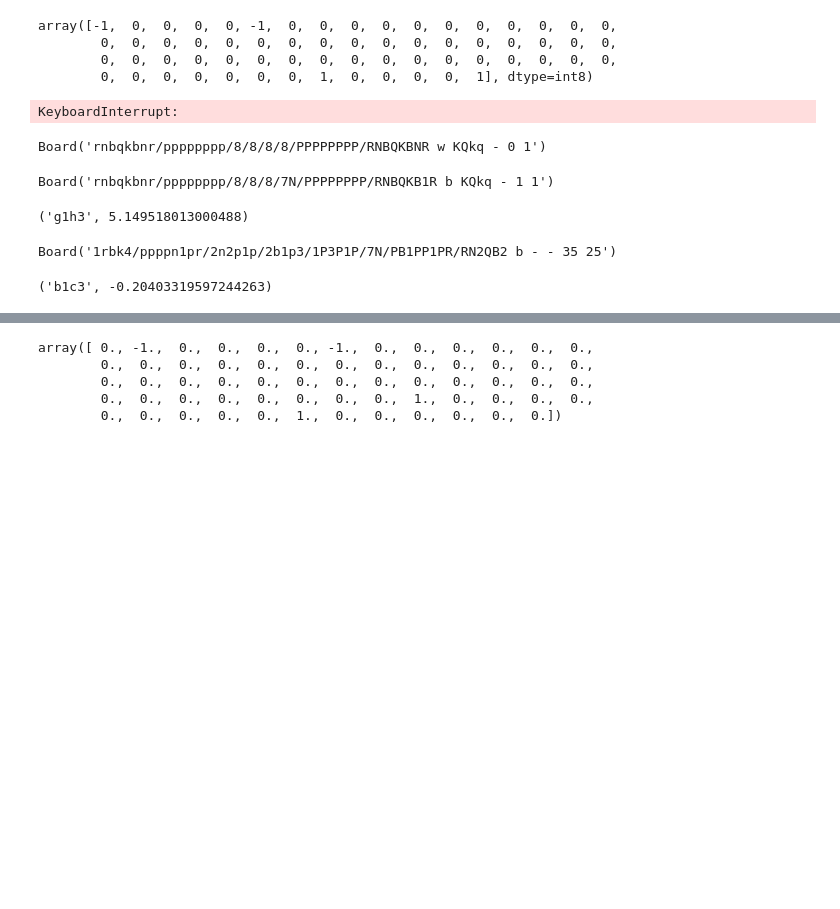
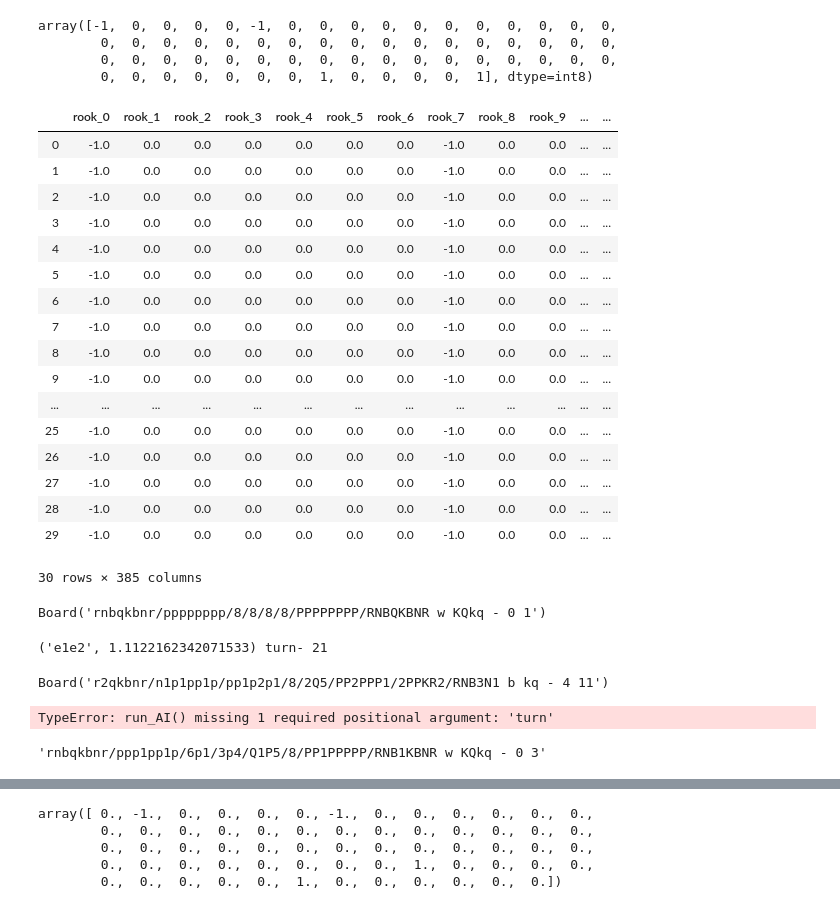
Before and after one commit to wzog99/ShallowMind, a Jupyter notebook: ShallowMind.ipynb, the cells around one changed output, grey strips where cells are left out. Saved outputs shown, nothing was run; the diff lists cells and outputs as text; code cells hidden in the pictures; blank space fills up the shorter version.

Commit message:
Modify play AI function, fix turn bug

```diff
--- a/ShallowMind.ipynb
+++ b/ShallowMind.ipynb
@@ -890,19 +894,26 @@ array([-1,  0,  0,  0,  0, -1,  0,  0,  0,  0,  0,  0,  0,  0,  0,  0,  0,
         0,  0,  0,  0,  0,  0,  0,  0,  0,  0,  0,  0,  0,  0,  0,  0,  0,
         0,  0,  0,  0,  0,  0,  0,  0,  0,  0,  0,  0,  0,  0,  0,  0,  0,
         0,  0,  0,  0,  0,  0,  0,  1,  0,  0,  0,  0,  1], dtype=int8)
-# %%
-%%time
-for move in range(len(df)):
-    for i in range(64):
-        df[f'rook{i}'] = df['rook'][move][i]
-        #df[f'night{i}'] = df['night'][move][i]
-        #df[f'bishop{i}'] = df['bishop'][move][i]
-        #df[f'queen{i}'] = df['queen'][move][i]
-        #df[f'king{i}'] = df['king'][move][i]
-        #df[f'pawn{i}'] = df['pawn'][move][i]
-
-#df = df.drop(['bitwise', 'rook', 'night', 'bishop', 'queen', 'king', 'pawn'], axis = 1)
-# %% [output]
-KeyboardInterrupt:
+# %%
+run_AI(board, turn)
+# %% [output]
+|  | rook_0 | rook_1 | rook_2 | rook_3 | rook_4 | rook_5 | rook_6 | rook_7 | rook_8 | rook_9 | ... | ... |
+| 0 | -1.0 | 0.0 | 0.0 | 0.0 | 0.0 | 0.0 | 0.0 | -1.0 | 0.0 | 0.0 | ... | ... |
+| 1 | -1.0 | 0.0 | 0.0 | 0.0 | 0.0 | 0.0 | 0.0 | -1.0 | 0.0 | 0.0 | ... | ... |
+| 2 | -1.0 | 0.0 | 0.0 | 0.0 | 0.0 | 0.0 | 0.0 | -1.0 | 0.0 | 0.0 | ... | ... |
+| 3 | -1.0 | 0.0 | 0.0 | 0.0 | 0.0 | 0.0 | 0.0 | -1.0 | 0.0 | 0.0 | ... | ... |
+| 4 | -1.0 | 0.0 | 0.0 | 0.0 | 0.0 | 0.0 | 0.0 | -1.0 | 0.0 | 0.0 | ... | ... |
+| 5 | -1.0 | 0.0 | 0.0 | 0.0 | 0.0 | 0.0 | 0.0 | -1.0 | 0.0 | 0.0 | ... | ... |
+| 6 | -1.0 | 0.0 | 0.0 | 0.0 | 0.0 | 0.0 | 0.0 | -1.0 | 0.0 | 0.0 | ... | ... |
+| 7 | -1.0 | 0.0 | 0.0 | 0.0 | 0.0 | 0.0 | 0.0 | -1.0 | 0.0 | 0.0 | ... | ... |
+| 8 | -1.0 | 0.0 | 0.0 | 0.0 | 0.0 | 0.0 | 0.0 | -1.0 | 0.0 | 0.0 | ... | ... |
+| 9 | -1.0 | 0.0 | 0.0 | 0.0 | 0.0 | 0.0 | 0.0 | -1.0 | 0.0 | 0.0 | ... | ... |
+| ... | ... | ... | ... | ... | ... | ... | ... | ... | ... | ... | ... | ... |
+| 25 | -1.0 | 0.0 | 0.0 | 0.0 | 0.0 | 0.0 | 0.0 | -1.0 | 0.0 | 0.0 | ... | ... |
+| 26 | -1.0 | 0.0 | 0.0 | 0.0 | 0.0 | 0.0 | 0.0 | -1.0 | 0.0 | 0.0 | ... | ... |
+| 27 | -1.0 | 0.0 | 0.0 | 0.0 | 0.0 | 0.0 | 0.0 | -1.0 | 0.0 | 0.0 | ... | ... |
+| 28 | -1.0 | 0.0 | 0.0 | 0.0 | 0.0 | 0.0 | 0.0 | -1.0 | 0.0 | 0.0 | ... | ... |
+| 29 | -1.0 | 0.0 | 0.0 | 0.0 | 0.0 | 0.0 | 0.0 | -1.0 | 0.0 | 0.0 | ... | ... |
+30 rows × 385 columns
 # %%
 board = chess.Board()
@@ -909,29 +921,29 @@ board = chess.Board()
 board
 # %% [output]
 Board('rnbqkbnr/pppppppp/8/8/8/8/PPPPPPPP/RNBQKBNR w KQkq - 0 1')
-# %%
-board.push(chess.Move.from_uci(move))
-board
-# %% [output]
-Board('rnbqkbnr/pppppppp/8/8/8/7N/PPPPPPPP/RNBQKB1R b KQkq - 1 1')
 # %%
-turn = 0
-x = run_AI(board)
-print(x)
+turn += 1
+x = run_AI(board, turn)
+print(x, 'turn-',turn)
 
 move = x[0]
 
 board.push(chess.Move.from_uci(move))
+
 board
 # %% [output]
-('g1h3', 5.149518013000488)
+('e1e2', 1.1122162342071533) turn- 21
-Board('1rbk4/ppppn1pr/2n2p1p/2b1p3/1P3P1P/7N/PB1PP1PR/RN2QB2 b - - 35 25')
+Board('r2qkbnr/n1p1pp1p/pp1p2p1/8/2Q5/PP2PPP1/2PPKR2/RNB3N1 b kq - 4 11')
 # %%
-#current_board = chess.Board()
+current_board = chess.Board()
 
 current_board = current_board
 run_AI(current_board)
 # %% [output]
-('b1c3', -0.20403319597244263)
+TypeError: run_AI() missing 1 required positional argument: 'turn'
+# %%
+board.fen()
+# %% [output]
+'rnbqkbnr/ppp1pp1p/6p1/3p4/Q1P5/8/PP1PPPPP/RNB1KBNR w KQkq - 0 3'
 # %%
 %%time
```
Also changed, not shown: parts of 10 cells of this notebook.
